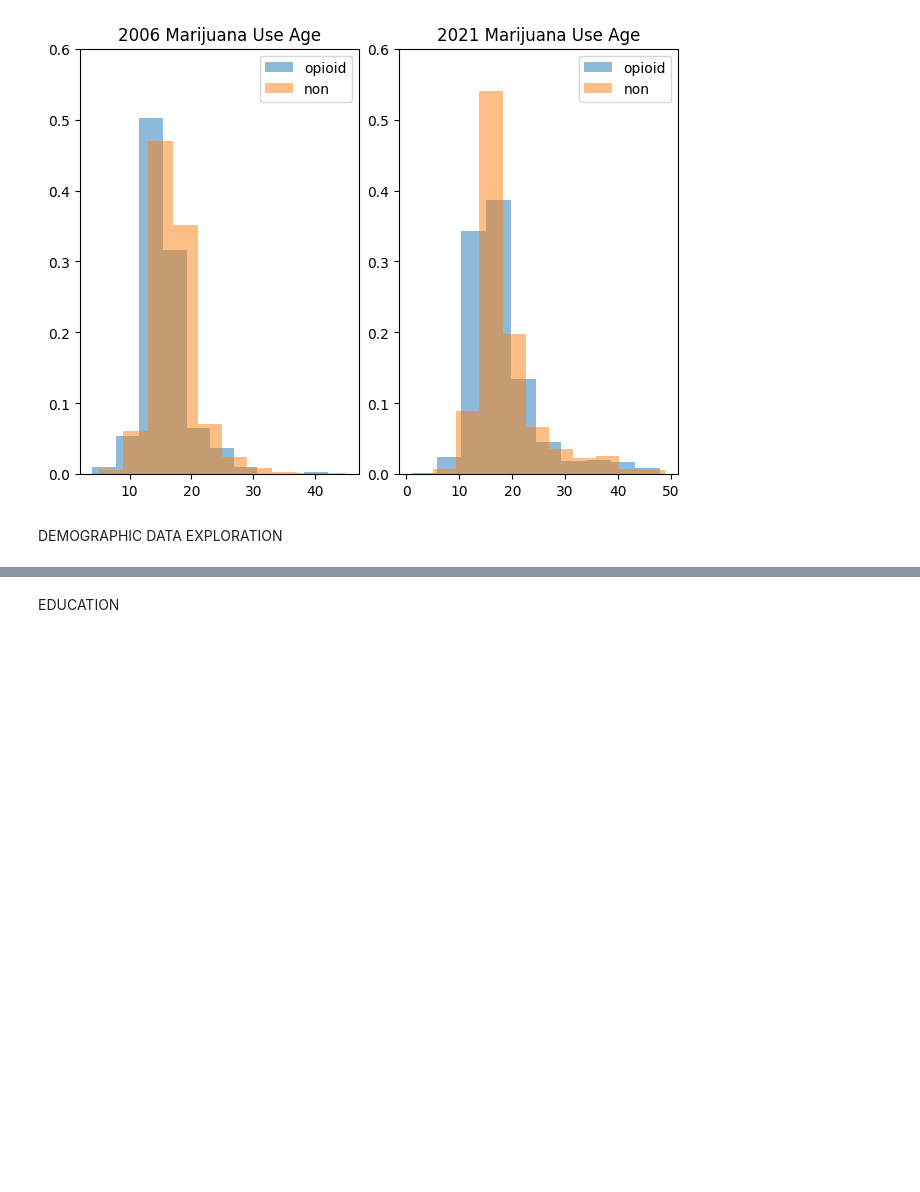
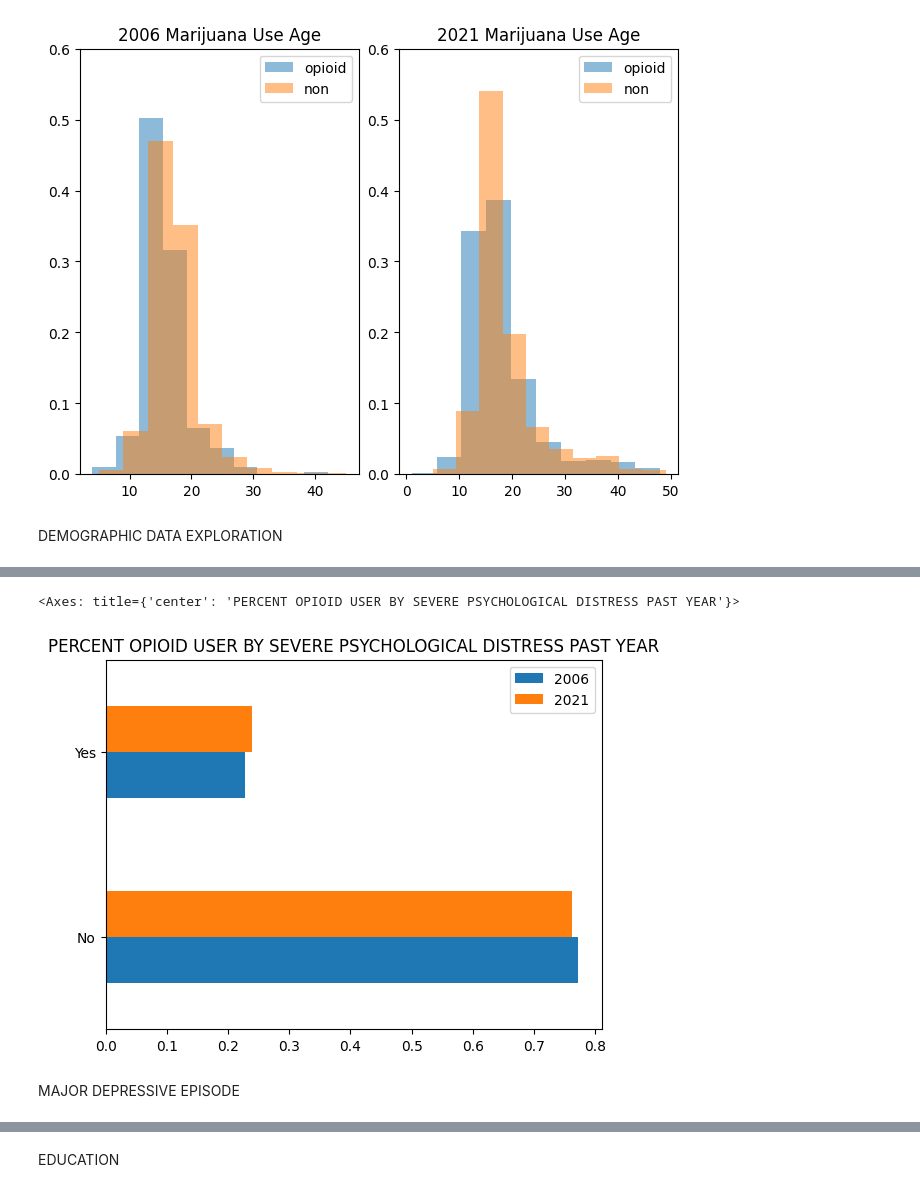
Before and after one commit to HotelTango314/dsa5900, a Jupyter notebook: NSDUH_Explore.ipynb, the cells around one changed output, grey strips where cells are left out. Saved outputs shown, nothing was run; the diff lists cells and outputs as text; code cells hidden in the pictures; blank space fills up the shorter version.

```diff
--- a/NSDUH_Explore.ipynb
+++ b/NSDUH_Explore.ipynb
@@ -402,0 +419,13 @@ tw1_user_len = len(tw1_demo[tw1_demo["CLASS"]==1])
+# %%
+six_psych = six_demo.loc[(six_demo["CLASS"]==1),["SPDYRADJ"]].value_counts(dropna=False).sort_index()/six_user_len
+tw1_psych = tw1_demo.loc[(tw1_demo["CLASS"]==1),["SPDPSTYR"]].value_counts(dropna=False).sort_index()/tw1_user_len
+# %%
+d = {2006:[x for x in six_psych],2021:[x for x in tw1_psych]}
+psych = pd.DataFrame(data=d,index=["No","Yes"])
+# %%
+psych.plot.barh(title="PERCENT OPIOID USER BY SEVERE PSYCHOLOGICAL DISTRESS PAST YEAR")
+# %% [output]
+<Axes: title={'center': 'PERCENT OPIOID USER BY SEVERE PSYCHOLOGICAL DISTRESS PAST YEAR'}>
+[figure, added]
+# %% [markdown]
+MAJOR DEPRESSIVE EPISODE
```
Also changed, not shown: parts of 26 cells of this notebook, 2 other files.
